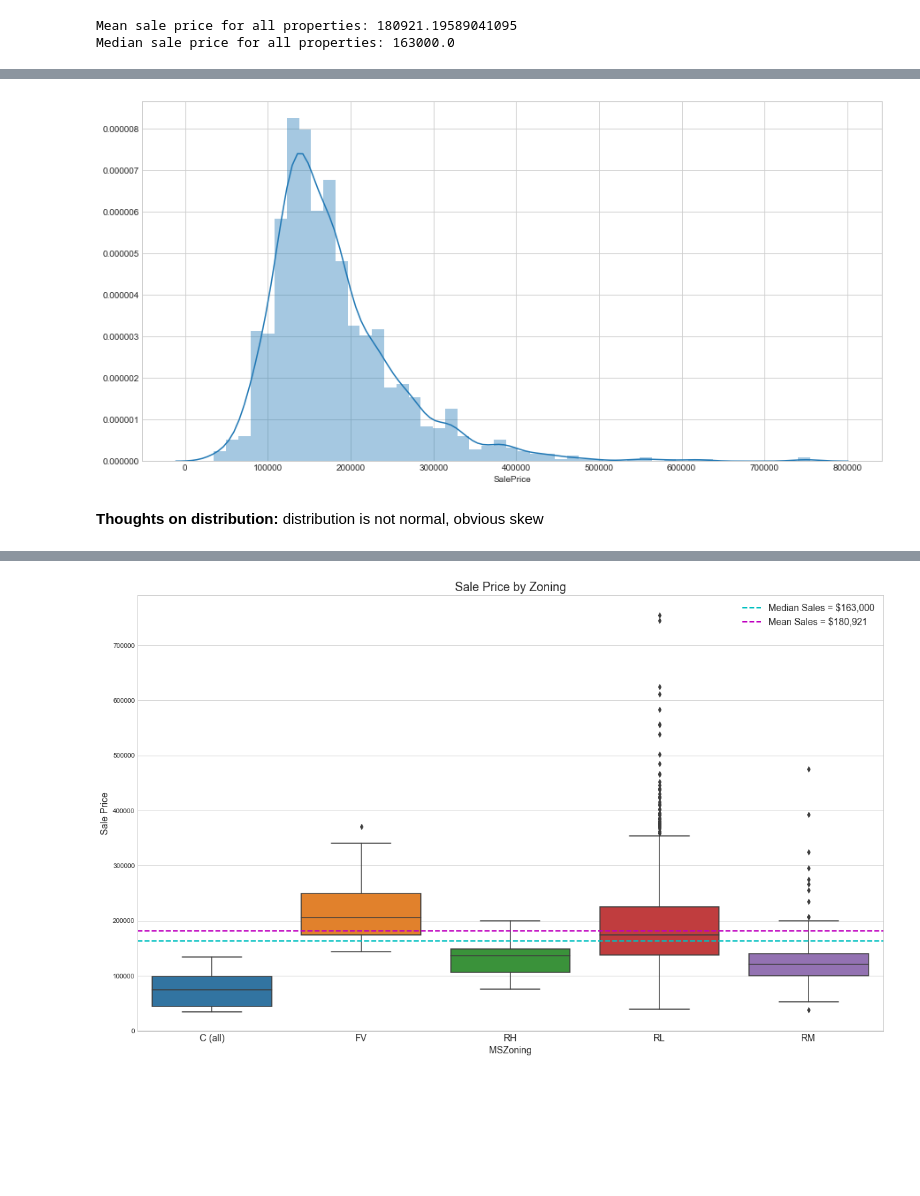
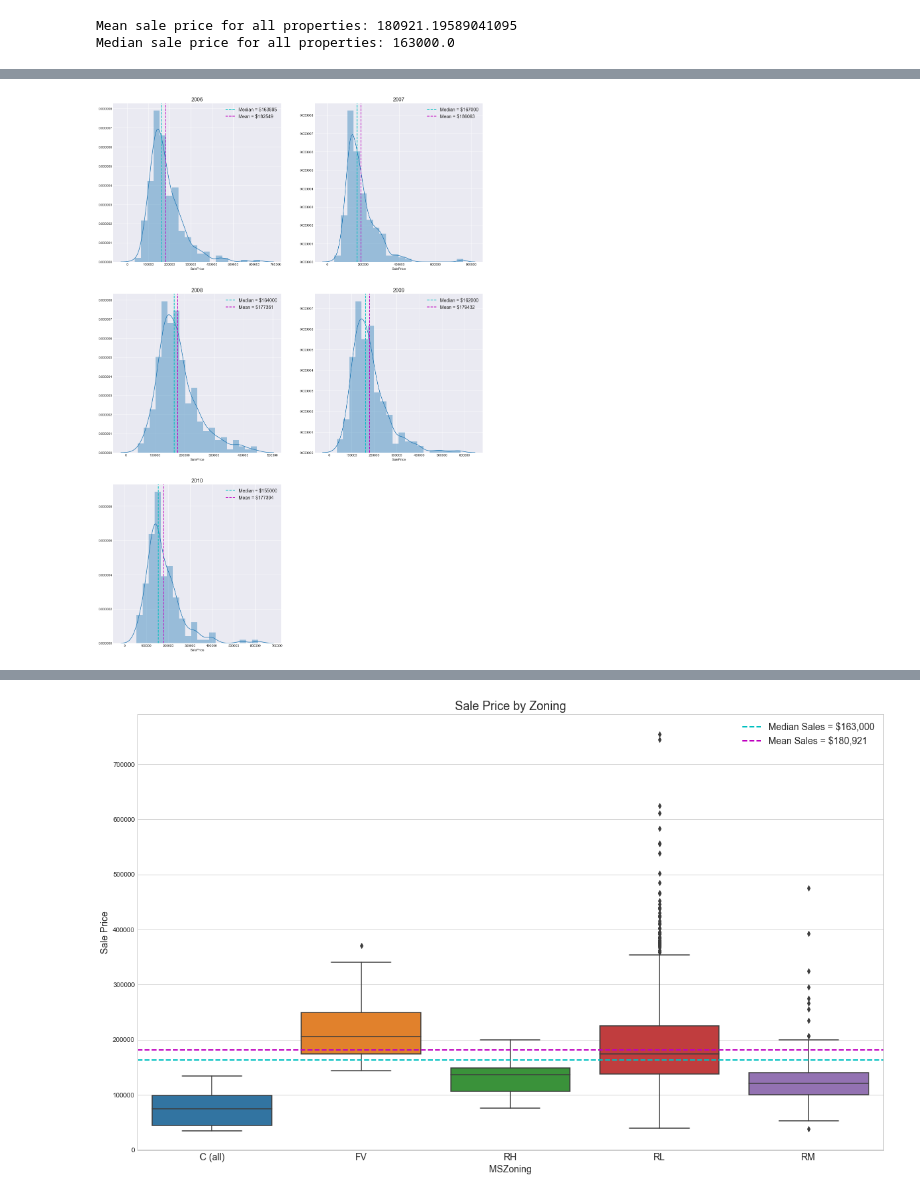
Before and after one commit to brianmcguckin/thinkful_unit_01_capstone, a Jupyter notebook: unit_01_capstone.ipynb, the cells around one changed output, grey strips where cells are left out. Drawn from its saved outputs; the diff is of its cells as text; code cells hidden in the pictures; blank space fills up the shorter version.

```diff
--- a/unit_01_capstone.ipynb
+++ b/unit_01_capstone.ipynb
@@ -46,8 +48,64 @@ plt.show()
-# %%
-#different cooler looking histogram
-plt.figure(figsize=(15,7.5))
-sns.distplot(train['SalePrice']);
-# %% [output]
-[figure, removed]
-# %% [markdown]
-__Thoughts on distribution:__ distribution is not normal, obvious skew
+# %%
+#plot histograms for each year
+
+plt.figure(figsize=(20,30))
+sns.set_style('darkgrid')
+
+plt.subplot(3,2,1)
+sns.distplot(train[train.YrSold==2006].SalePrice, bins=20)
+plt.title('2006', size=16)
+plt.axvline(train[train.YrSold==2006].SalePrice.median(), color='c',
+            linestyle='dashed', linewidth=2,
+            label='Median = ${}'.format(round(train[train.YrSold==2006].SalePrice.median())))
+plt.axvline(train[train.YrSold==2006].SalePrice.mean(), color='m',
+            linestyle='dashed', linewidth=2,
+            label='Mean = ${}'.format(round(train[train.YrSold==2006].SalePrice.mean())))
+plt.legend(prop={'size':14})
+
+plt.subplot(3,2,2)
+sns.distplot(train[train.YrSold==2007].SalePrice, bins=20)
+plt.title('2007', size=16)
+plt.axvline(train[train.YrSold==2007].SalePrice.median(), color='c',
+            linestyle='dashed', linewidth=2,
+            label='Median = ${}'.format(round(train[train.YrSold==2007].SalePrice.median())))
+plt.axvline(train[train.YrSold==2007].SalePrice.mean(), color='m',
+            linestyle='dashed', linewidth=2,
+            label='Mean = ${}'.format(round(train[train.YrSold==2007].SalePrice.mean())))
+plt.legend(prop={'size':14})
+
+plt.subplot(3,2,3)
+sns.distplot(train[train.YrSold==2008].SalePrice, bins=20)
+plt.title('2008', size=16)
+plt.axvline(train[train.YrSold==2008].SalePrice.median(), color='c',
+            linestyle='dashed', linewidth=2,
+            label='Median = ${}'.format(round(train[train.YrSold==2008].SalePrice.median())))
+plt.axvline(train[train.YrSold==2008].SalePrice.mean(), color='m',
+            linestyle='dashed', linewidth=2,
+            label='Mean = ${}'.format(round(train[train.YrSold==2008].SalePrice.mean())))
+plt.legend(prop={'size':14})
+
+plt.subplot(3,2,4)
+sns.distplot(train[train.YrSold==2009].SalePrice, bins=20)
+plt.title('2009', size=16)
+plt.axvline(train[train.YrSold==2009].SalePrice.median(), color='c',
+            linestyle='dashed', linewidth=2,
+            label='Median = ${}'.format(round(train[train.YrSold==2009].SalePrice.median())))
+plt.axvline(train[train.YrSold==2009].SalePrice.mean(), color='m',
+            linestyle='dashed', linewidth=2,
+            label='Mean = ${}'.format(round(train[train.YrSold==2009].SalePrice.mean())))
+plt.legend(prop={'size':14})
+
+plt.subplot(3,2,5)
+sns.distplot(train[train.YrSold==2010].SalePrice, bins=20)
+plt.title('2010', size=16)
+plt.axvline(train[train.YrSold==2010].SalePrice.median(), color='c',
+            linestyle='dashed', linewidth=2,
+            label='Median = ${}'.format(round(train[train.YrSold==2010].SalePrice.median())))
+plt.axvline(train[train.YrSold==2010].SalePrice.mean(), color='m',
+            linestyle='dashed', linewidth=2,
+            label='Mean = ${}'.format(round(train[train.YrSold==2010].SalePrice.mean())))
+plt.legend(prop={'size':14})
+
+plt.show()
+# %% [output]
+[figure, added]
```
Also changed, not shown: parts of 10 cells of this notebook.
